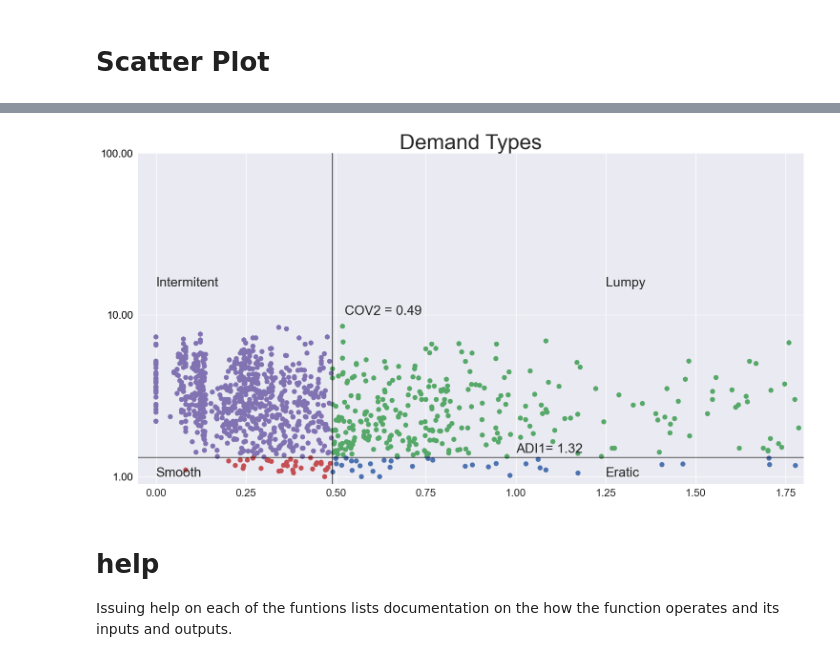
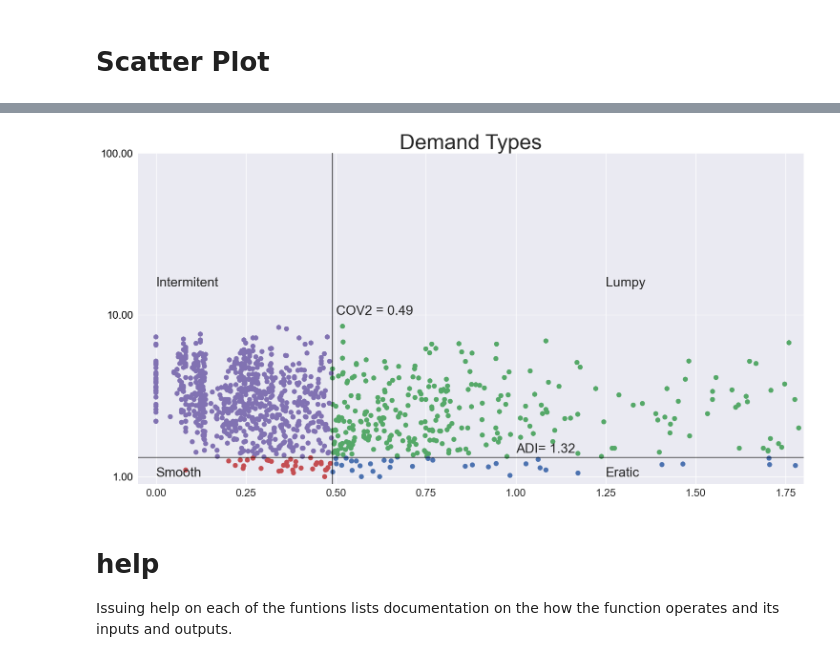
Before and after one commit to Aljgutier/beautifulplots, a Jupyter notebook: docs/examples.ipynb, the cells around one changed output, grey strips where cells are left out. Cells and saved outputs as stored; diff of their text form; code cells hidden in the pictures.

```diff
--- a/docs/examples.ipynb
+++ b/docs/examples.ipynb
@@ -146,30 +146,30 @@ error_avg = 3.22
 # %%
 # Data ... Olist Ecommerce Demand Type
 
 
 file =  '../data/olist_orders_demand_type_minnzp10_20220817.csv'
 df = pd.read_csv(file,index_col=0)
 
 display(df.head())
 
 
 bp.scatterplot(df, 'COV2', 'ADI' , h_line=1.32, v_line=0.49,  y_scale="log" , hue='type', figsize=(18,9),
-     legend=False,  annotate = [ ('ADI1= 1.32', (1, 1.4) ),
-                                       ('COV2 = 0.49' ,(0.525 ,10)),
+     legend=False,  annotate = [ ('ADI= 1.32', (1, 1.4) ),
+                                       ('COV2 = 0.49' ,(0.5 ,10)),
                                        ('Smooth',(0,1)),
                                        ('Intermitent',(0,15)),
                                        ('Lumpy',(1.25,15)),
                                        ('Eratic',(1.25,1))],
             annotate_fontsize = 20, title='Demand Types', title_fontsize = 32)
 # %% [output]
 |  | seller_id | units_total | nonzero_demand_periods | n_time_periods | units_mean | units_std | COV2 | ... |
 | product_id |  |  |  |  |  |  |  | ... |
 | 422879e10f46682990de24d770e7f83d | 1f50f920176fa81dab994f9023523100 | 793.0 | 58 | 68 | 13.672414 | 18.226054 | 1.777031 | ... |
 | aca2eb7d00ea1a7b8ebd4e68314663af | 955fee9216a65b617aa5c0531780ce60 | 640.0 | 38 | 56 | 16.842105 | 13.097403 | 0.604752 | ... |
 | 368c6c730842d78016ad823897a372db | 1f50f920176fa81dab994f9023523100 | 551.0 | 57 | 58 | 9.666667 | 9.588560 | 0.983905 | ... |
 | 53759a2ecddad2bb87a079a1f1519f73 | 1f50f920176fa81dab994f9023523100 | 545.0 | 61 | 73 | 8.934426 | 10.811828 | 1.464418 | ... |
 | 99a4788cb24856965c36a24e339b6058 | 4a3ca9315b744ce9f8e9374361493884 | 536.0 | 72 | 77 | 7.444444 | 5.218842 | 0.491455 | ... |
-[figure, old version]
+[figure, new version]
 # %% [markdown]
 # help
 Issuing help on each of the funtions lists documentation on the how the function operates and its inputs and outputs.
```
